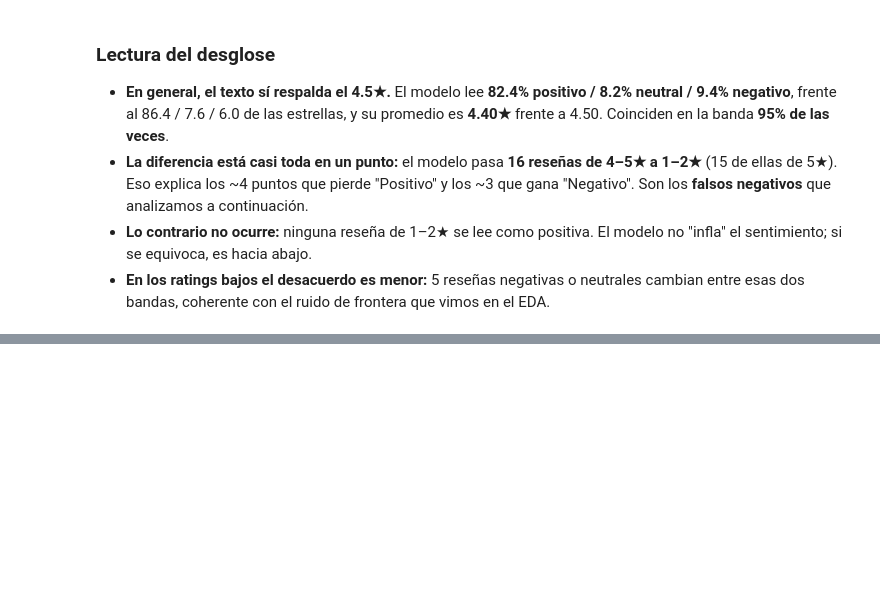
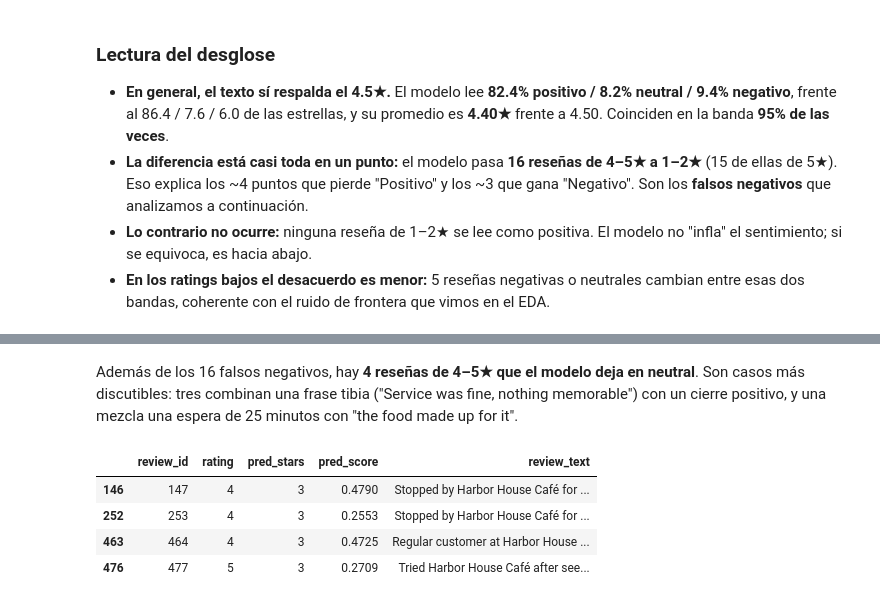
Before and after one commit to 4GeeksAcademy/juan-gouveia-machine-learning-python-template, a Jupyter notebook: src/explore.ipynb, the cells around one changed output, grey strips where cells are left out. Cells and saved outputs as stored; diff of their text form; code cells hidden in the pictures; blank space fills up the shorter version.

```diff
--- a/src/explore.ipynb
+++ b/src/explore.ipynb
@@ -404,0 +526,10 @@ Coincidencia de banda: 95.0%  |  coincidencia exacta de estrellas: 85.8%
+# %% [markdown]
+Además de los 16 falsos negativos, hay **4 reseñas de 4–5★ que el modelo deja en neutral**. Son casos más discutibles: tres combinan una frase tibia ("Service was fine, nothing memorable") con un cierre positivo, y una mezcla una espera de 25 minutos con "the food made up for it".
+# %%
+results[(results["rating"] >= 4) & (results["pred_stars"] == 3)][["review_id", "rating", "pred_stars", "pred_score", "review_text"]]
+# %% [output]
+|  | review_id | rating | pred_stars | pred_score | review_text |
+| 146 | 147 | 4 | 3 | 0.4790 | Stopped by Harbor House Café for ... |
+| 252 | 253 | 4 | 3 | 0.2553 | Stopped by Harbor House Café for ... |
+| 463 | 464 | 4 | 3 | 0.4725 | Regular customer at Harbor House ... |
+| 476 | 477 | 5 | 3 | 0.2709 | Tried Harbor House Café after see... |
```
Also changed, not shown: parts of 11 cells of this notebook.
